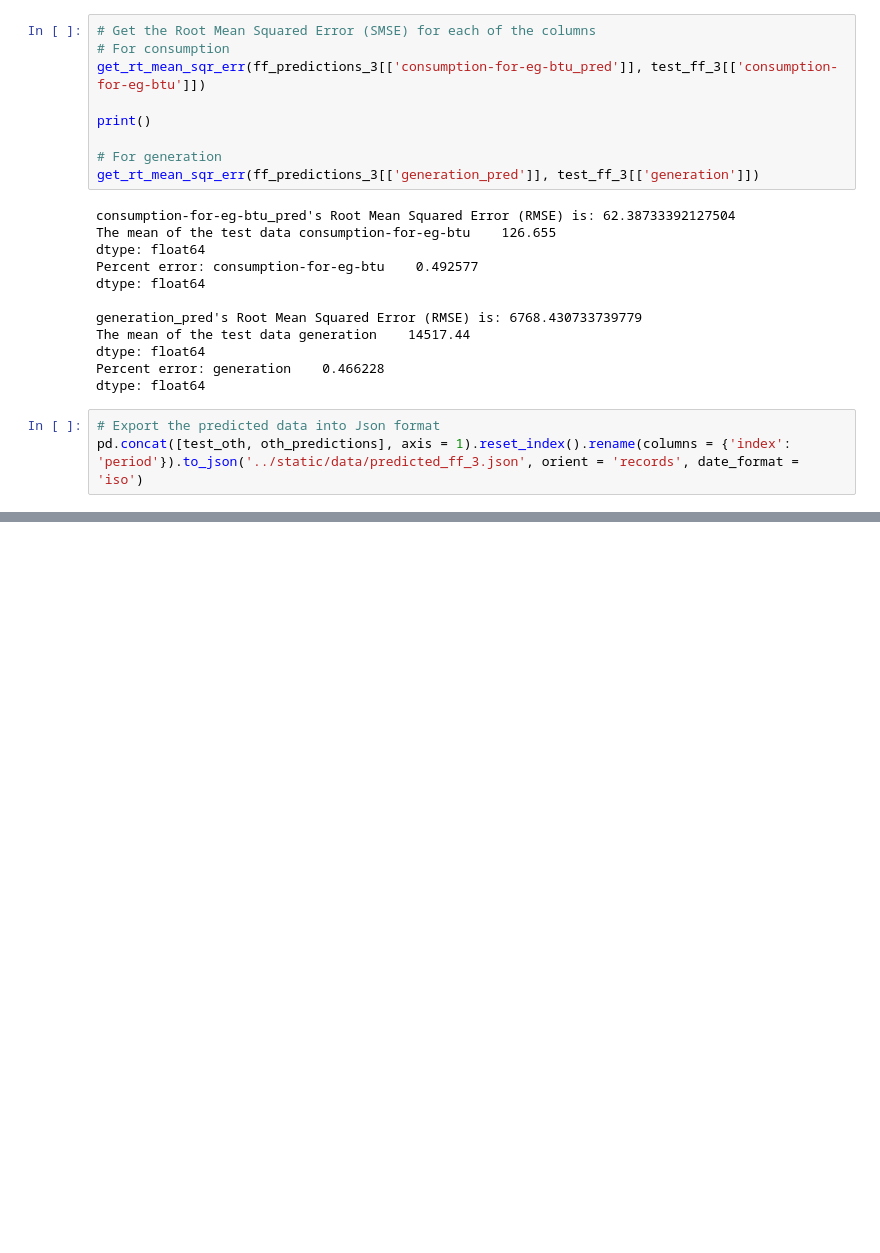
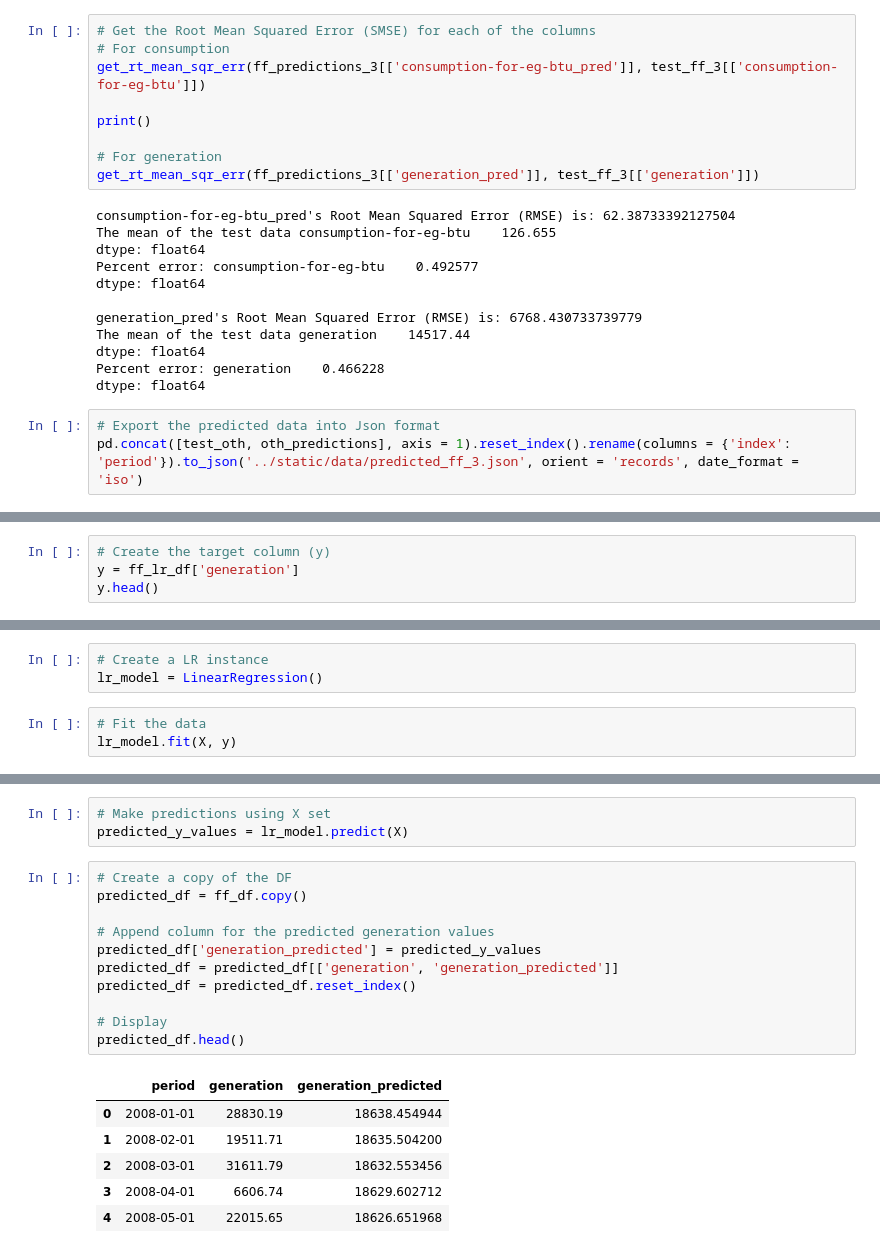
Before and after one commit to 123noob1/gwu-bootcamp-proj-4, a Jupyter notebook: jupyter/model.ipynb, the cells around one changed output, grey strips where cells are left out. Saved outputs shown, nothing was run; the diff lists cells and outputs as text; blank space fills up the shorter version.

Commit message:
updated model file and added lr output

```diff
--- a/jupyter/model.ipynb
+++ b/jupyter/model.ipynb
@@ -912,0 +984,4 @@ pd.concat([test_oth, oth_predictions], axis = 1).reset_index().rename(columns =
+# %%
+# Create the target column (y)
+y = ff_lr_df['generation']
+y.head()
@@ -912,0 +995,6 @@ pd.concat([test_oth, oth_predictions], axis = 1).reset_index().rename(columns =
+# %%
+# Create a LR instance
+lr_model = LinearRegression()
+# %%
+# Fit the data
+lr_model.fit(X, y)
@@ -912,0 +1030,21 @@ pd.concat([test_oth, oth_predictions], axis = 1).reset_index().rename(columns =
+# %%
+# Make predictions using X set
+predicted_y_values = lr_model.predict(X)
+# %%
+# Create a copy of the DF
+predicted_df = ff_df.copy()
+
+# Append column for the predicted generation values
+predicted_df['generation_predicted'] = predicted_y_values
+predicted_df = predicted_df[['generation', 'generation_predicted']]
+predicted_df = predicted_df.reset_index()
+
+# Display
+predicted_df.head()
+# %% [output]
+|  | period | generation | generation_predicted |
+| 0 | 2008-01-01 | 28830.19 | 18638.454944 |
+| 1 | 2008-02-01 | 19511.71 | 18635.504200 |
+| 2 | 2008-03-01 | 31611.79 | 18632.553456 |
+| 3 | 2008-04-01 | 6606.74 | 18629.602712 |
+| 4 | 2008-05-01 | 22015.65 | 18626.651968 |
```
Also changed, not shown: parts of 17 cells of this notebook, 1 other file.
